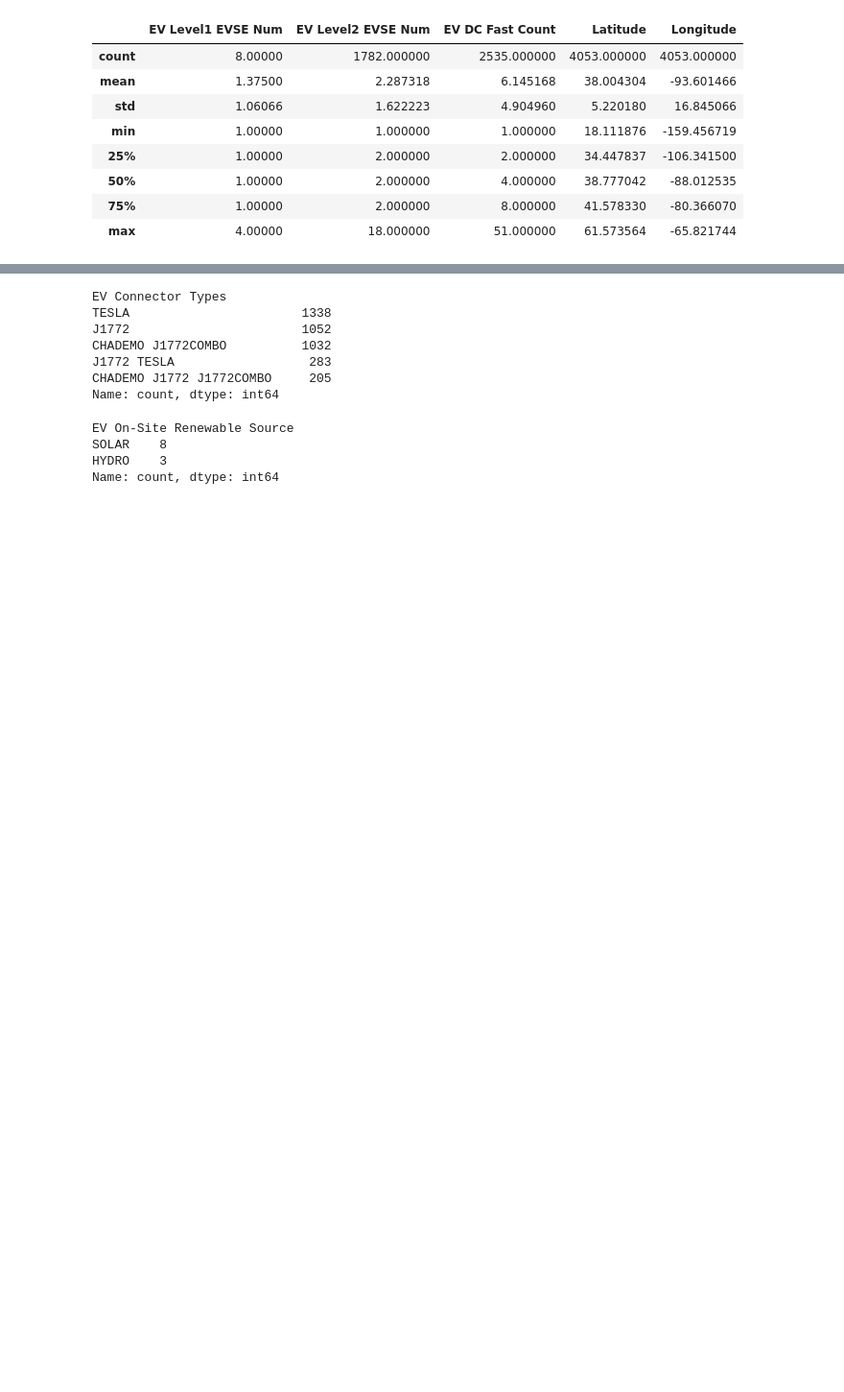
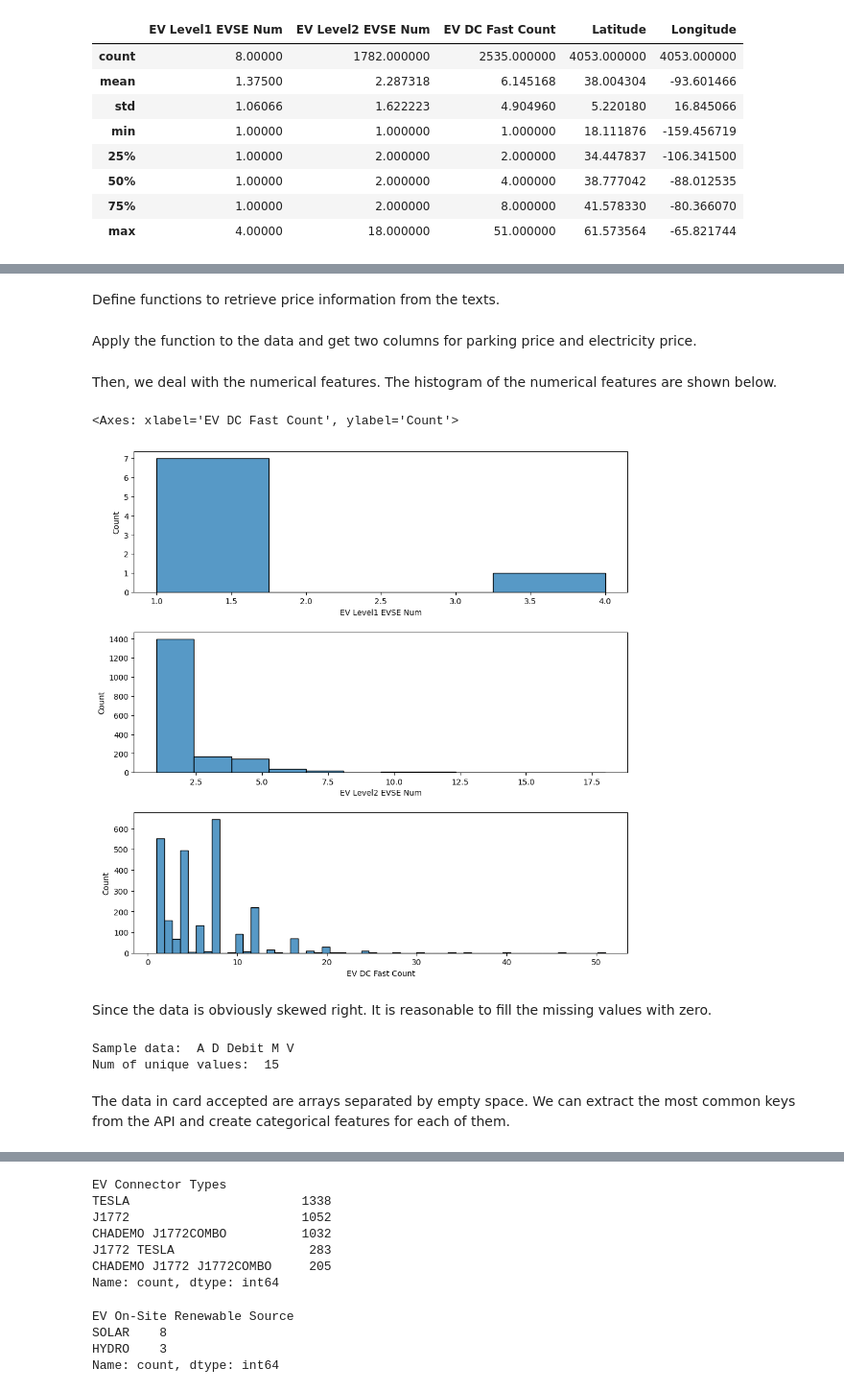
Before and after one commit to priest-yang/Electrifind, a Jupyter notebook: NREL_All_Stations_Preprocessing.ipynb, the cells around one changed output, grey strips where cells are left out. Shown at 96% size. Drawn from its saved outputs; the diff is of its cells as text; code cells hidden in the pictures; blank space fills up the shorter version.

```diff
--- a/NREL_All_Stations_Preprocessing.ipynb
+++ b/NREL_All_Stations_Preprocessing.ipynb
@@ -33,0 +22,9 @@ dataset_df.head()
+# %%
+core_params = [
+    'Cards Accepted', 'EV Level1 EVSE Num', 'EV Level2 EVSE Num', 'EV DC Fast Count',
+    'EV Network', 'Latitude', 'Longitude', 'Owner Type Code',
+    'EV Connector Types', 'Restricted Access', 'Facility Type',
+    'EV Pricing', 'EV On-Site Renewable Source',
+    'Maximum Vehicle Class', 'EV Workplace Charging'
+]
+dataset_df = dataset_df[core_params]
@@ -68,3 +69,7 @@ dataset_df.describe()
 # %%
 num_attribs = dataset_df.select_dtypes('number').columns.to_list()
 cat_attribs = dataset_df.select_dtypes('object').columns.to_list()
+bool_attribs = dataset_df.select_dtypes('bool').columns.to_list()
+print('Numerical attributes: ', num_attribs)
+print('Categorical attributes: ', cat_attribs)
+print('Boolean attributes: ', bool_attribs)
@@ -98,3 +79,0 @@ cat_attribs
-# %%
-dataset_df['Public_Bool'] = dataset_df['Access Code'].apply(lambda x: 1 if x == 'public' else 0)
-dataset_df.drop(['Access Code'], axis=1, inplace=True)
@@ -124,0 +82,6 @@ len(dataset_df['Cards Accepted'].unique())
+# %%
+for bool_attrib in bool_attribs:
+    dataset_df[bool_attrib] = dataset_df[bool_attrib].astype('int64')
+dataset_df['Restricted Access'] = dataset_df['Restricted Access'].apply(lambda x: 1 if x == 'True' else 0)
+# %% [markdown]
+Define functions to retrieve price information from the texts.
@@ -124,0 +124,2 @@ len(dataset_df['Cards Accepted'].unique())
+# %% [markdown]
+Apply the function to the data and get two columns for parking price and electricity price.
@@ -124,0 +130,14 @@ len(dataset_df['Cards Accepted'].unique())
+# %% [markdown]
+Then, we deal with the numerical features. The histogram of the numerical features are shown below.
+# %%
+fig, ax = plt.subplots(3, 1, figsize=(10, 10))
+fig.tight_layout(pad=3.0)
+
+sns.histplot(dataset_df['EV Level1 EVSE Num'], ax=ax[0])
+sns.histplot(dataset_df['EV Level2 EVSE Num'], ax=ax[1])
+sns.histplot(dataset_df['EV DC Fast Count'], ax=ax[2])
+# %% [output]
+<Axes: xlabel='EV DC Fast Count', ylabel='Count'>
+[figure, added]
+# %% [markdown]
+Since the data is obviously skewed right. It is reasonable to fill the missing values with zero.
@@ -125,3 +148,11 @@ len(dataset_df['Cards Accepted'].unique())
+# %%
+print('Sample data: ', dataset_df['Cards Accepted'].value_counts().index[0])
+print('Num of unique values: ', dataset_df['Cards Accepted'].nunique())
+# %% [output]
+Sample data:  A D Debit M V
+Num of unique values:  15
+# %% [markdown]
+The data in card accepted are arrays separated by empty space. We can extract the most common keys from the API and create categorical features for each of them.
 # %%
 card_list = ['A', 'CREDIT', 'Debit', 'D', 'M', 'V', 'Visa',
              'Cash', 'Checks', 'ACCOUNT_BALANCE', 'ALLIANCE',
```
Also changed, not shown: parts of 38 cells of this notebook, 2 other files.
